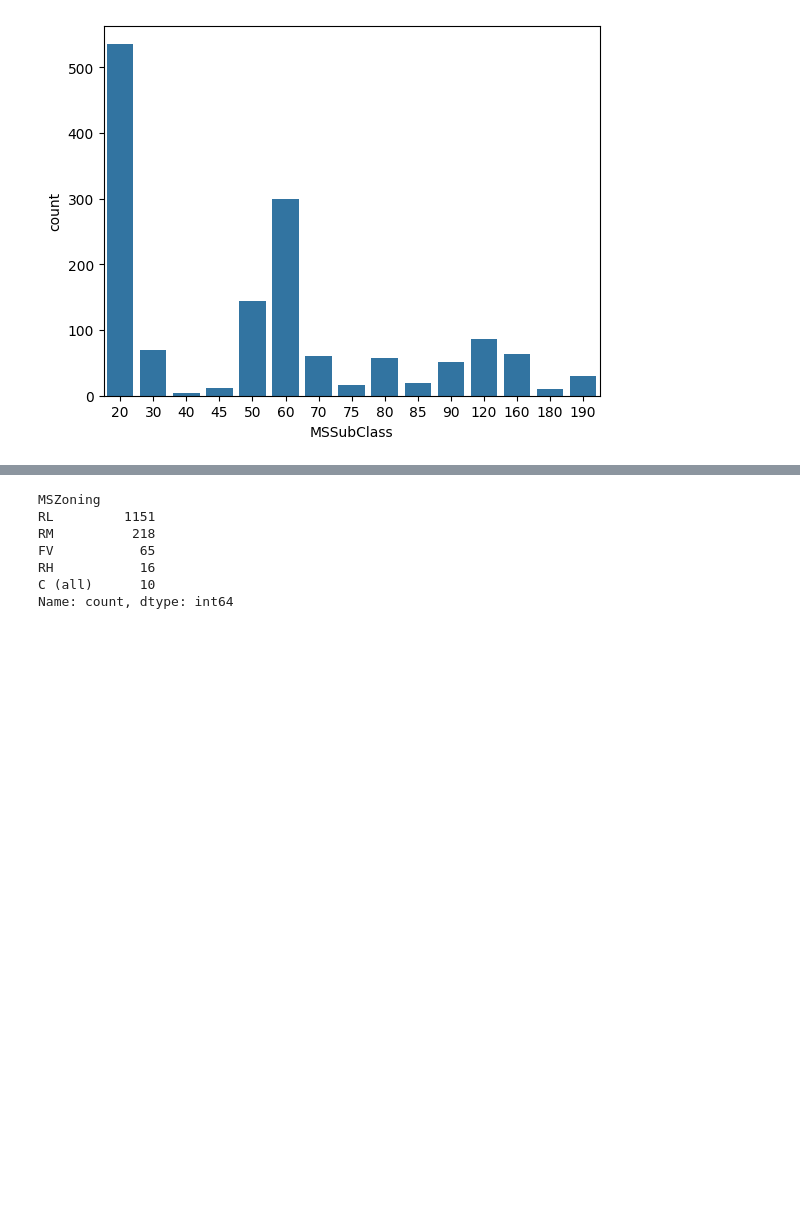
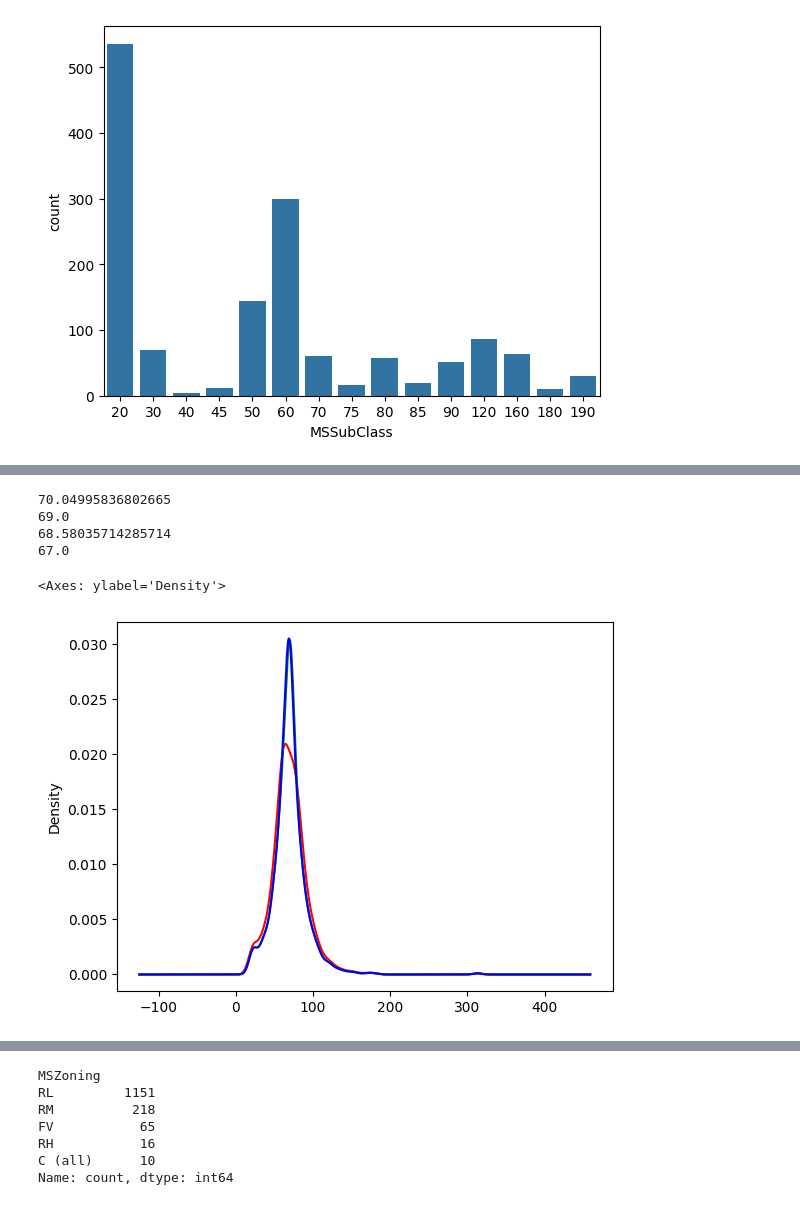
Before and after one commit to gopalrajane/machine-learning-projects, a Jupyter notebook: ames-house-prices/train.ipynb, the cells around one changed output, grey strips where cells are left out. Drawn from its saved outputs; the diff is of its cells as text; code cells hidden in the pictures; blank space fills up the shorter version.

```diff
--- a/ames-house-prices/train.ipynb
+++ b/ames-house-prices/train.ipynb
@@ -22,3 +27,6 @@ train.shape
+# %%
+train.drop(['Alley'],axis=1,inplace=True)
+test.drop(['Alley'],axis=1,inplace=True)
 # %%
 train.columns
 # %% [output]
@@ -85,3 +74,9 @@ MSSubClass
 40       4
 Name: count, dtype: int64
 [figure]
+# %%
+train.drop(['PoolQC','Fence','MiscFeature'],axis=1,inplace=True)
+test.drop(['PoolQC','Fence','MiscFeature'],axis=1,inplace=True)
+# %%
+test['MasVnrType'] = test['MasVnrType'].fillna("None")
+train['MasVnrType'] = train['MasVnrType'].fillna("None")
@@ -87,0 +123,26 @@ Name: count, dtype: int64
+# %%
+print(train["LotFrontage"].mean())
+print(train["LotFrontage"].median())
+
+print(test["LotFrontage"].mean())
+print(test["LotFrontage"].median())
+# %% [output]
+70.04995836802665
+69.0
+68.58035714285714
+67.0
+# %%
+train['LotFrontage_mean'] = train['LotFrontage'].fillna(train['LotFrontage'].mean())
+train['LotFrontage_median'] = train['LotFrontage'].fillna(train['LotFrontage'].median())
+# %%
+import matplotlib.pyplot as plt
+
+fig = plt.figure()
+ax = fig.add_subplot()
+
+train['LotFrontage'].plot(kind='kde',ax=ax,color='red')
+train['LotFrontage_mean'].plot(kind='kde',ax=ax,color='green')
+train['LotFrontage_median'].plot(kind='kde',ax=ax,color='blue')
+# %% [output]
+<Axes: ylabel='Density'>
+[figure, added]
```
Also changed, not shown: parts of 52 cells of this notebook.
